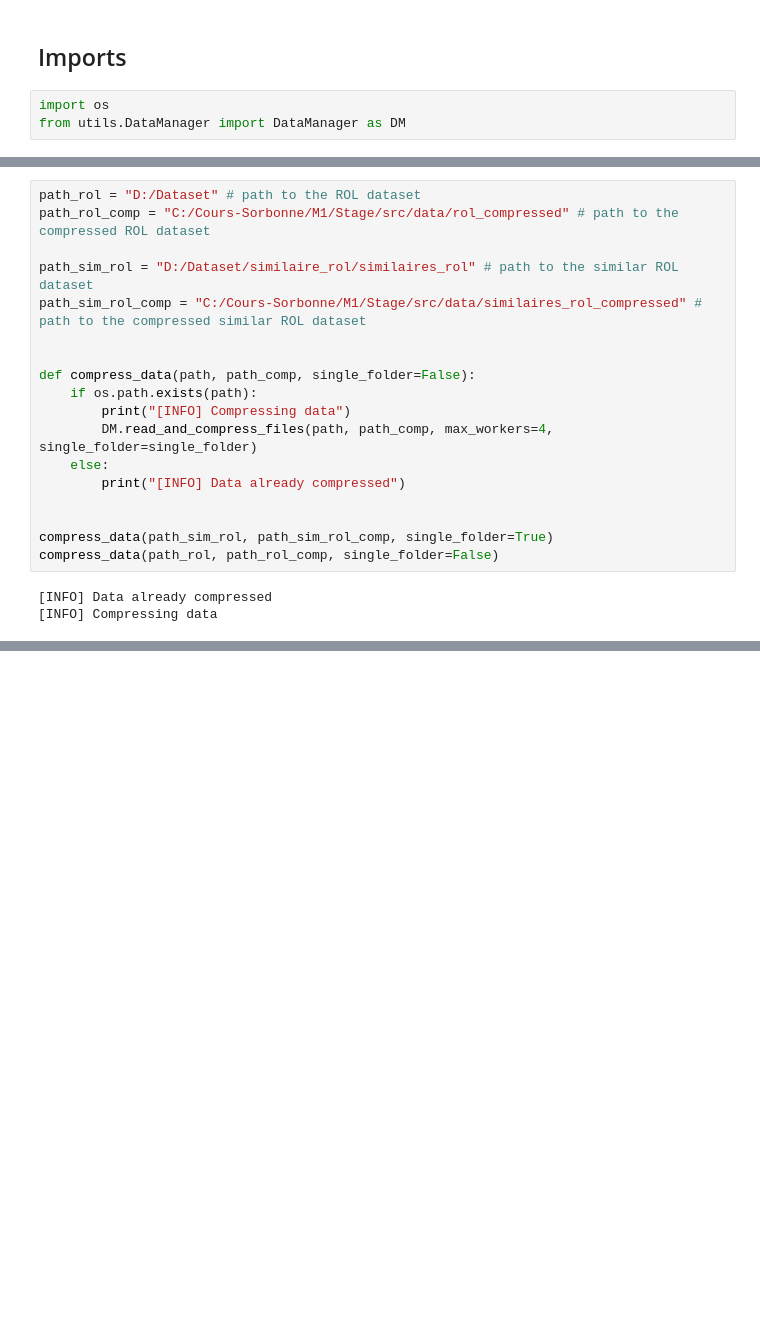
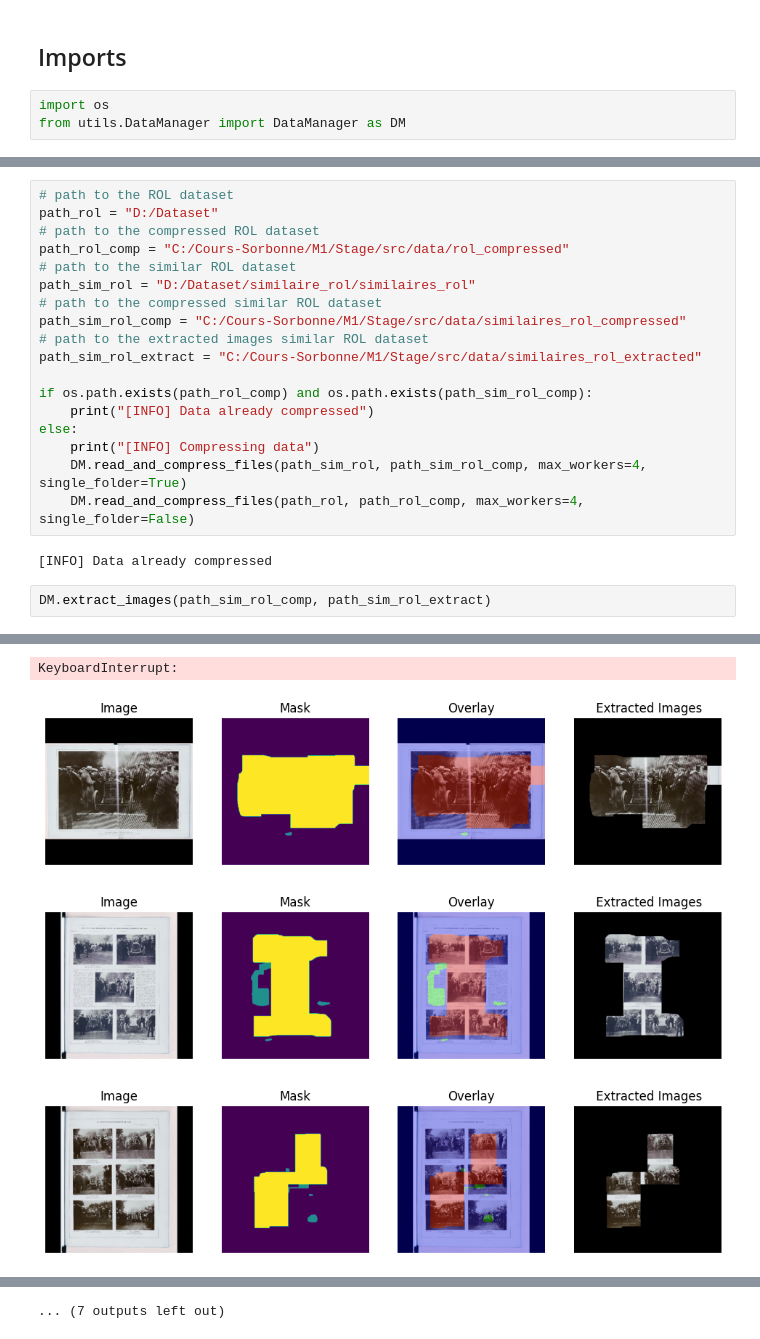
Before and after one commit to Tikai7/SimCLR-Stage, a Jupyter notebook: src/Main.ipynb, the cells around one changed output, grey strips where cells are left out. Drawn from its saved outputs; the diff is of its cells as text; blank space fills up the shorter version.

Commit message:
testing oscar's image extractor

```diff
--- a/src/Main.ipynb
+++ b/src/Main.ipynb
@@ -13,21 +16,23 @@ from utils.DataManager import DataManager as DM
 # %%
-path_rol = "D:/Dataset" # path to the ROL dataset
-path_rol_comp = "C:/Cours-Sorbonne/M1/Stage/src/data/rol_compressed" # path to the compressed ROL dataset
+# path to the ROL dataset
+path_rol = "D:/Dataset"
+# path to the compressed ROL dataset
+path_rol_comp = "C:/Cours-Sorbonne/M1/Stage/src/data/rol_compressed"
+# path to the similar ROL dataset
+path_sim_rol = "D:/Dataset/similaire_rol/similaires_rol"
+# path to the compressed similar ROL dataset
+path_sim_rol_comp = "C:/Cours-Sorbonne/M1/Stage/src/data/similaires_rol_compressed"
+# path to the extracted images similar ROL dataset
+path_sim_rol_extract = "C:/Cours-Sorbonne/M1/Stage/src/data/similaires_rol_extracted"
 
-path_sim_rol = "D:/Dataset/similaire_rol/similaires_rol" # path to the similar ROL dataset
-path_sim_rol_comp = "C:/Cours-Sorbonne/M1/Stage/src/data/similaires_rol_compressed" # path to the compressed similar ROL dataset
-
-
-def compress_data(path, path_comp, single_folder=False):
-    if os.path.exists(path):
-        print("[INFO] Compressing data")
-        DM.read_and_compress_files(path, path_comp, max_workers=4, single_folder=single_folder)
-    else:
-        print("[INFO] Data already compressed")
-
-
-compress_data(path_sim_rol, path_sim_rol_comp, single_folder=True)
-compress_data(path_rol, path_rol_comp, single_folder=False)
+if os.path.exists(path_rol_comp) and os.path.exists(path_sim_rol_comp):
+    print("[INFO] Data already compressed")
+else:
+    print("[INFO] Compressing data")
+    DM.read_and_compress_files(path_sim_rol, path_sim_rol_comp, max_workers=4, single_folder=True)
+    DM.read_and_compress_files(path_rol, path_rol_comp, max_workers=4, single_folder=False)
 # %% [output]
 [INFO] Data already compressed
-[INFO] Compressing data
+# %%
+DM.extract_images(path_sim_rol_comp, path_sim_rol_extract)
+# %% [output]
@@ -33,0 +56,4 @@ compress_data(path_rol, path_rol_comp, single_folder=False)
+KeyboardInterrupt:
+[figure, added]
+[figure, added]
+[figure, added]
@@ -33,0 +67 @@ compress_data(path_rol, path_rol_comp, single_folder=False)
+... (7 outputs left out)
```
Also changed, not shown: parts of 3 cells of this notebook, 4 other files.
